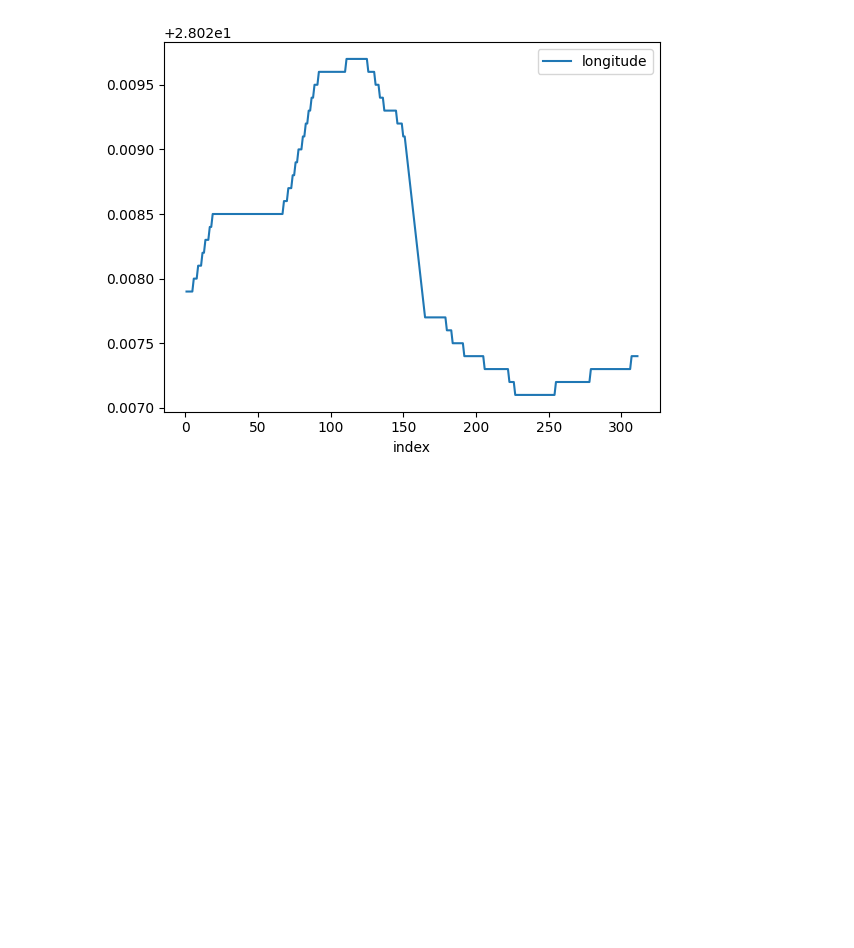
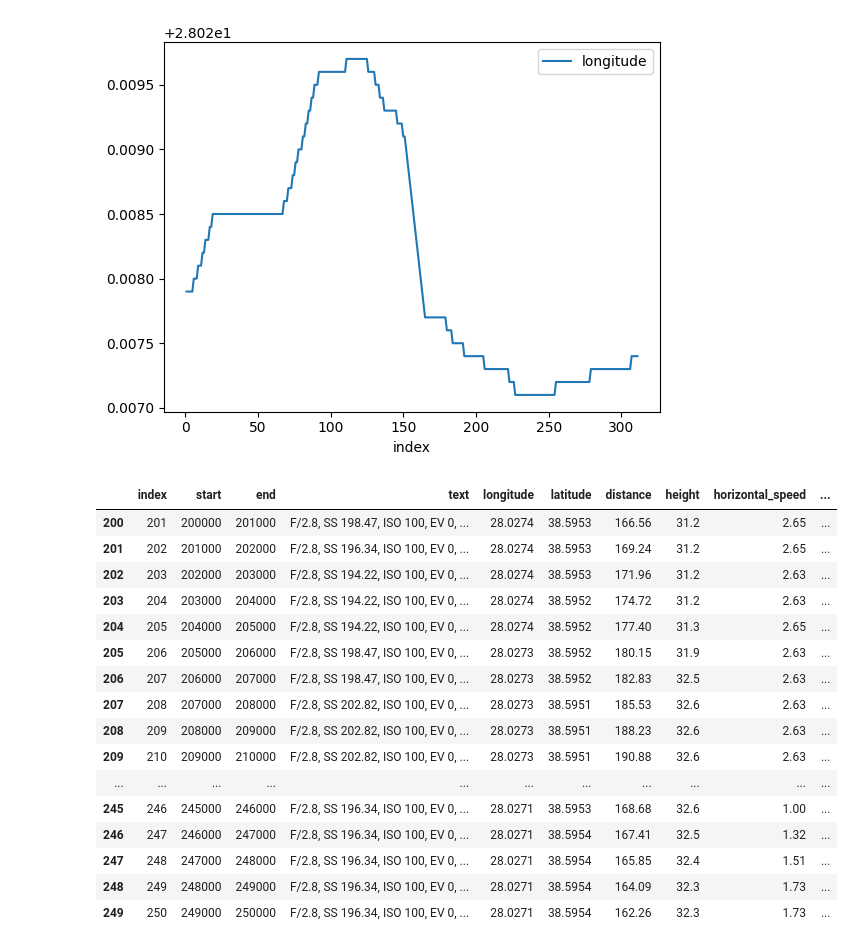
Before and after one commit to hakanonal/treecounter, a Jupyter notebook: discovery.ipynb, the cells around one changed output. Saved outputs shown, nothing was run; the diff lists cells and outputs as text; code cells hidden in the pictures; blank space fills up the shorter version.

```diff
--- a/discovery.ipynb
+++ b/discovery.ipynb
@@ -444,6 +478,30 @@ subtitles.plot(x='index',y='longitude',kind='line')
 plt.show()
 # %% [output]
 [figure]
+# %%
+import numpy as np
+
+parser = SrtParser("/Users/hakanonal/vscode/treecounter/data/subs.srt")
+subtitles = parser.parse()
+subtitles[200:250]
+# %% [output]
+|  | index | start | end | text | longitude | latitude | distance | height | horizontal_speed | ... |
+| 200 | 201 | 200000 | 201000 | F/2.8, SS 198.47, ISO 100, EV 0, ... | 28.0274 | 38.5953 | 166.56 | 31.2 | 2.65 | ... |
+| 201 | 202 | 201000 | 202000 | F/2.8, SS 196.34, ISO 100, EV 0, ... | 28.0274 | 38.5953 | 169.24 | 31.2 | 2.65 | ... |
+| 202 | 203 | 202000 | 203000 | F/2.8, SS 194.22, ISO 100, EV 0, ... | 28.0274 | 38.5953 | 171.96 | 31.2 | 2.63 | ... |
+| 203 | 204 | 203000 | 204000 | F/2.8, SS 194.22, ISO 100, EV 0, ... | 28.0274 | 38.5952 | 174.72 | 31.2 | 2.63 | ... |
+| 204 | 205 | 204000 | 205000 | F/2.8, SS 194.22, ISO 100, EV 0, ... | 28.0274 | 38.5952 | 177.40 | 31.3 | 2.65 | ... |
+| 205 | 206 | 205000 | 206000 | F/2.8, SS 198.47, ISO 100, EV 0, ... | 28.0273 | 38.5952 | 180.15 | 31.9 | 2.63 | ... |
+| 206 | 207 | 206000 | 207000 | F/2.8, SS 198.47, ISO 100, EV 0, ... | 28.0273 | 38.5952 | 182.83 | 32.5 | 2.63 | ... |
+| 207 | 208 | 207000 | 208000 | F/2.8, SS 202.82, ISO 100, EV 0, ... | 28.0273 | 38.5951 | 185.53 | 32.6 | 2.63 | ... |
+| 208 | 209 | 208000 | 209000 | F/2.8, SS 202.82, ISO 100, EV 0, ... | 28.0273 | 38.5951 | 188.23 | 32.6 | 2.63 | ... |
+| 209 | 210 | 209000 | 210000 | F/2.8, SS 202.82, ISO 100, EV 0, ... | 28.0273 | 38.5951 | 190.88 | 32.6 | 2.63 | ... |
+| ... | ... | ... | ... | ... | ... | ... | ... | ... | ... | ... |
+| 245 | 246 | 245000 | 246000 | F/2.8, SS 196.34, ISO 100, EV 0, ... | 28.0271 | 38.5953 | 168.68 | 32.6 | 1.00 | ... |
+| 246 | 247 | 246000 | 247000 | F/2.8, SS 196.34, ISO 100, EV 0, ... | 28.0271 | 38.5954 | 167.41 | 32.5 | 1.32 | ... |
+| 247 | 248 | 247000 | 248000 | F/2.8, SS 196.34, ISO 100, EV 0, ... | 28.0271 | 38.5954 | 165.85 | 32.4 | 1.51 | ... |
+| 248 | 249 | 248000 | 249000 | F/2.8, SS 196.34, ISO 100, EV 0, ... | 28.0271 | 38.5954 | 164.09 | 32.3 | 1.73 | ... |
+| 249 | 250 | 249000 | 250000 | F/2.8, SS 196.34, ISO 100, EV 0, ... | 28.0271 | 38.5954 | 162.26 | 32.3 | 1.73 | ... |
 # %%
 import folium
 from folium.features import FeatureGroup
```
Also changed, not shown: parts of 1 cell of this notebook, 3 other files.
